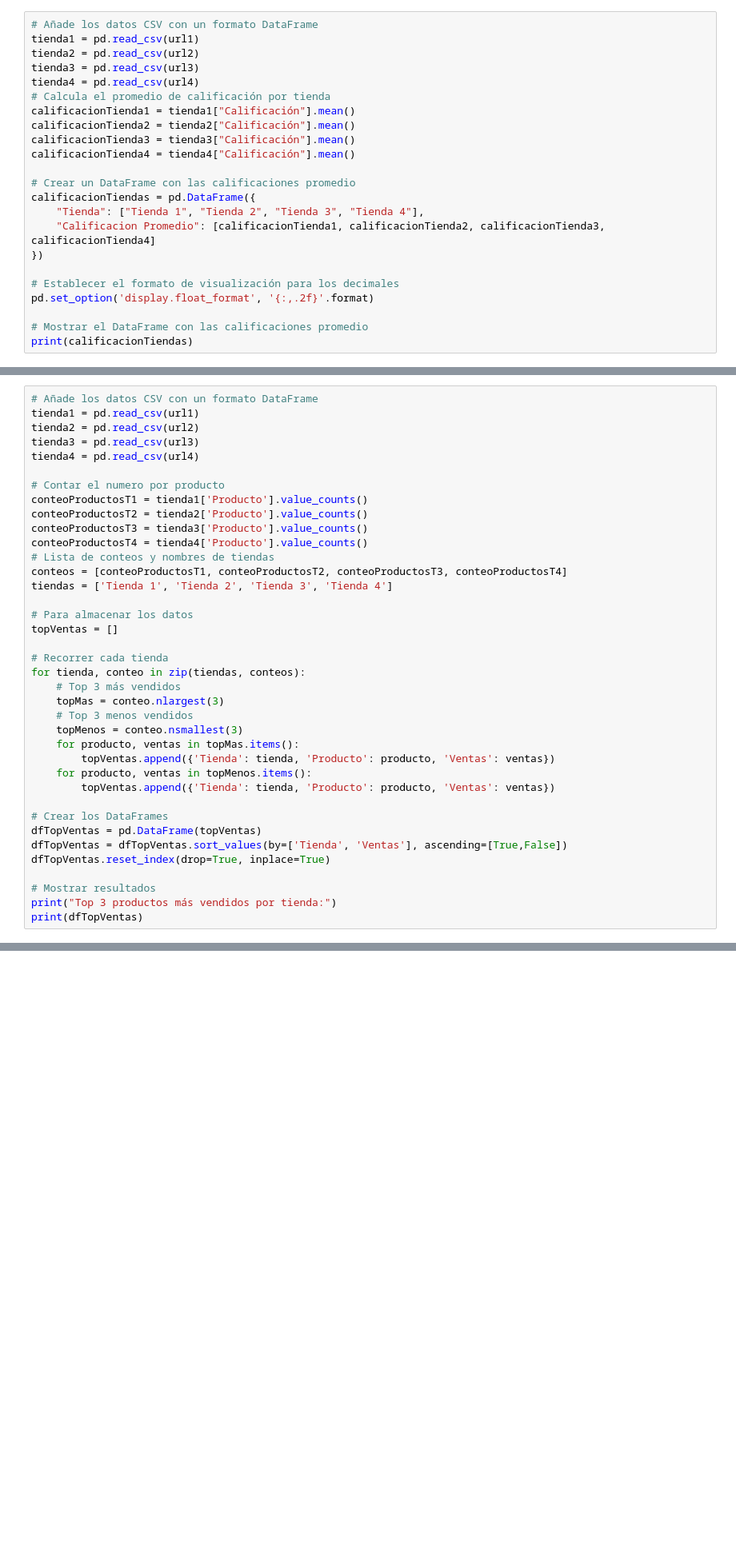
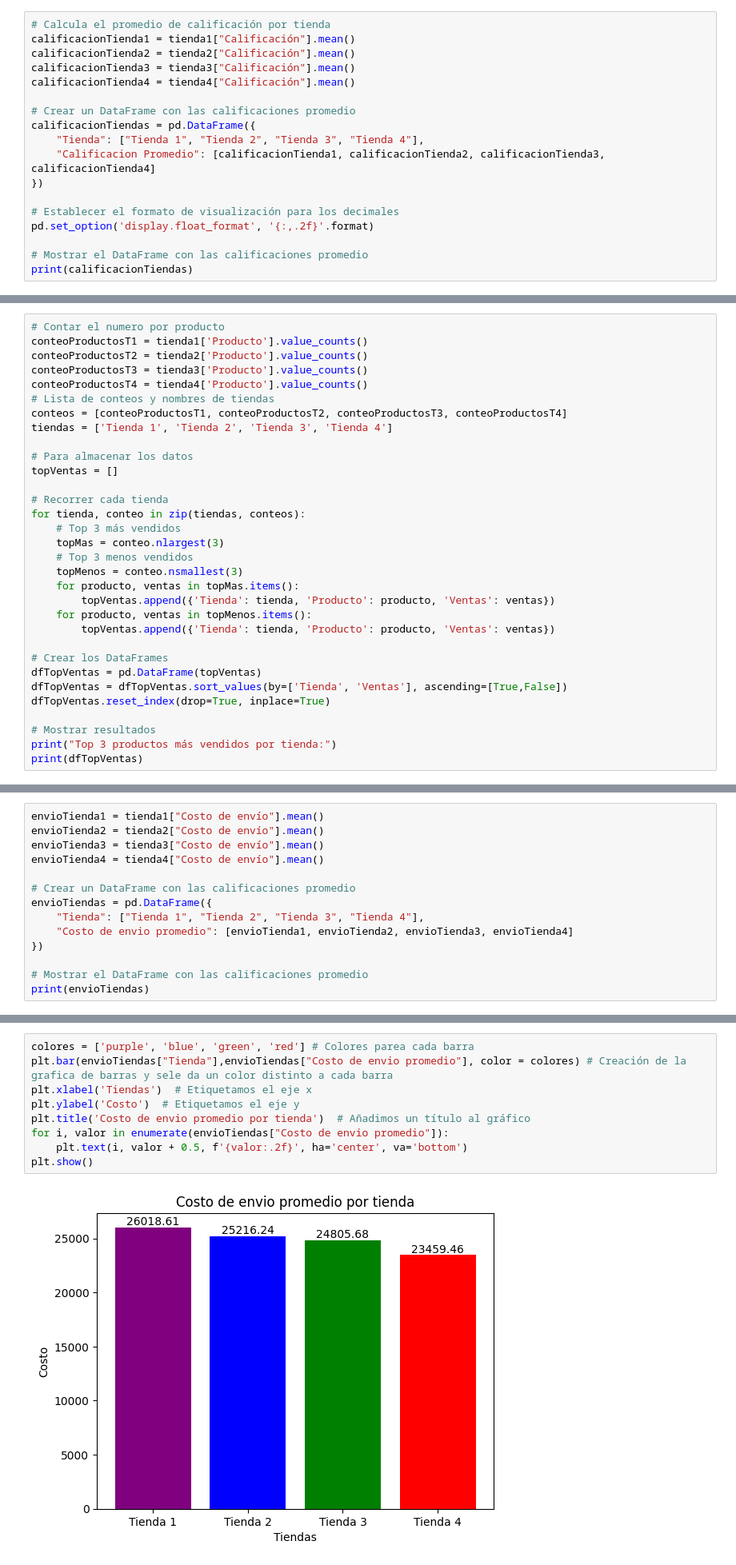
Before and after one commit to OctavioPinoRosas/ChallengeAluraStore, a Jupyter notebook: AluraStoreLatam.ipynb, the cells around one changed output, grey strips where cells are left out. Shown: that part at 80% size. Cells and saved outputs as stored; diff of their text form; blank space fills up the shorter version.

```diff
--- a/AluraStoreLatam.ipynb
+++ b/AluraStoreLatam.ipynb
@@ -125,11 +125,6 @@ plt.show()
 # %% [markdown]
 # 3. Calificación promedio de la tienda
 # %%
-# Añade los datos CSV con un formato DataFrame
-tienda1 = pd.read_csv(url1)
-tienda2 = pd.read_csv(url2)
-tienda3 = pd.read_csv(url3)
-tienda4 = pd.read_csv(url4)
 # Calcula el promedio de calificación por tienda
 calificacionTienda1 = tienda1["Calificación"].mean()
 calificacionTienda2 = tienda2["Calificación"].mean()
@@ -167,12 +160,6 @@ plt.show()
 # %% [markdown]
 # 4. Productos más y menos vendidos
 # %%
-# Añade los datos CSV con un formato DataFrame
-tienda1 = pd.read_csv(url1)
-tienda2 = pd.read_csv(url2)
-tienda3 = pd.read_csv(url3)
-tienda4 = pd.read_csv(url4)
-
 # Contar el numero por producto
 conteoProductosT1 = tienda1['Producto'].value_counts()
 conteoProductosT2 = tienda2['Producto'].value_counts()
@@ -276,2 +261,16 @@ for tienda in tiendas_unicas:
 # %% [markdown]
 # 5. Envío promedio por tienda
+# %%
+envioTienda1 = tienda1["Costo de envío"].mean()
+envioTienda2 = tienda2["Costo de envío"].mean()
+envioTienda3 = tienda3["Costo de envío"].mean()
+envioTienda4 = tienda4["Costo de envío"].mean()
+
+# Crear un DataFrame con las calificaciones promedio
+envioTiendas = pd.DataFrame({
+    "Tienda": ["Tienda 1", "Tienda 2", "Tienda 3", "Tienda 4"],
+    "Costo de envio promedio": [envioTienda1, envioTienda2, envioTienda3, envioTienda4]
+})
+
+# Mostrar el DataFrame con las calificaciones promedio
+print(envioTiendas)
@@ -277,0 +283,11 @@ for tienda in tiendas_unicas:
+# %%
+colores = ['purple', 'blue', 'green', 'red'] # Colores parea cada barra
+plt.bar(envioTiendas["Tienda"],envioTiendas["Costo de envio promedio"], color = colores) # Creación de la grafica de barras y sele da un color distinto a cada barra
+plt.xlabel('Tiendas')  # Etiquetamos el eje x
+plt.ylabel('Costo')  # Etiquetamos el eje y
+plt.title('Costo de envio promedio por tienda')  # Añadimos un título al gráfico
+for i, valor in enumerate(envioTiendas["Costo de envio promedio"]):
+    plt.text(i, valor + 0.5, f'{valor:.2f}', ha='center', va='bottom')
+plt.show()
+# %% [output]
+[figure, added]
```
Also changed, not shown: parts of 9 cells of this notebook.
